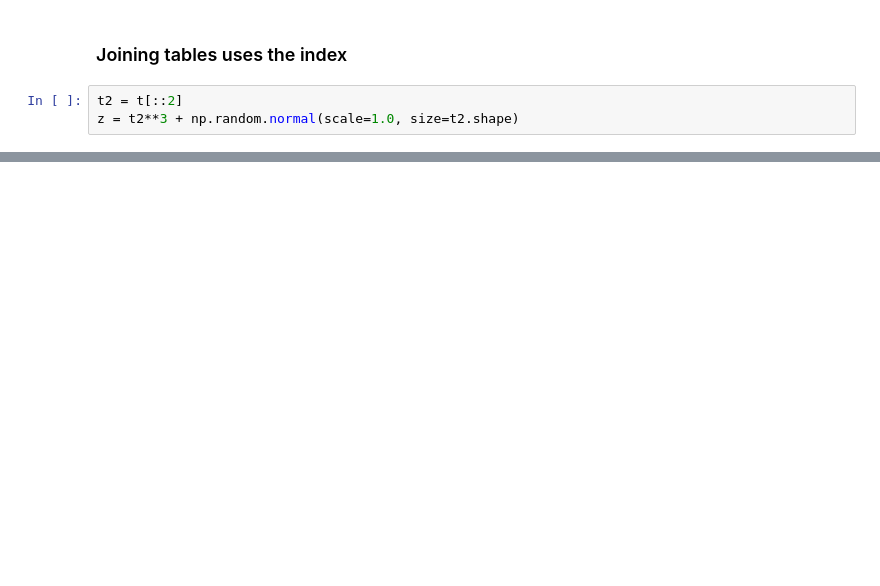
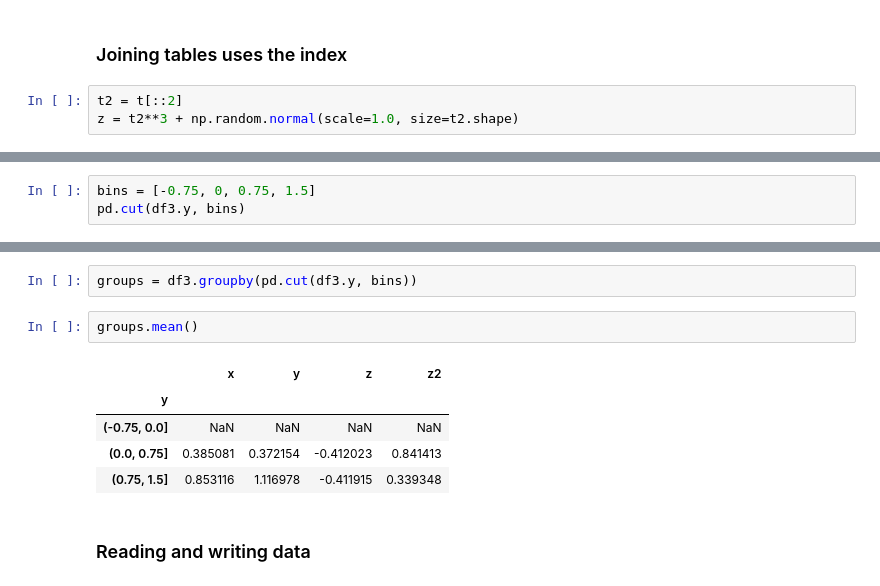
Before and after one commit to mpags-python/examples, a Jupyter notebook: pandas/pandas_demo.ipynb, the cells around one changed output, grey strips where cells are left out. Saved outputs shown, nothing was run; the diff lists cells and outputs as text; blank space fills up the shorter version.

```diff
--- a/pandas/pandas_demo.ipynb
+++ b/pandas/pandas_demo.ipynb
@@ -228,0 +299,3 @@ df3
+# %%
+bins = [-0.75, 0, 0.75, 1.5]
+pd.cut(df3.y, bins)
@@ -228,0 +316,12 @@ df3
+# %%
+groups = df3.groupby(pd.cut(df3.y, bins))
+# %%
+groups.mean()
+# %% [output]
+|  | x | y | z | z2 |
+| y |  |  |  |  |
+| (-0.75, 0.0] | NaN | NaN | NaN | NaN |
+| (0.0, 0.75] | 0.385081 | 0.372154 | -0.412023 | 0.841413 |
+| (0.75, 1.5] | 0.853116 | 1.116978 | -0.411915 | 0.339348 |
+# %% [markdown]
+### Reading and writing data
```
Also changed, not shown: parts of 34 cells of this notebook.
